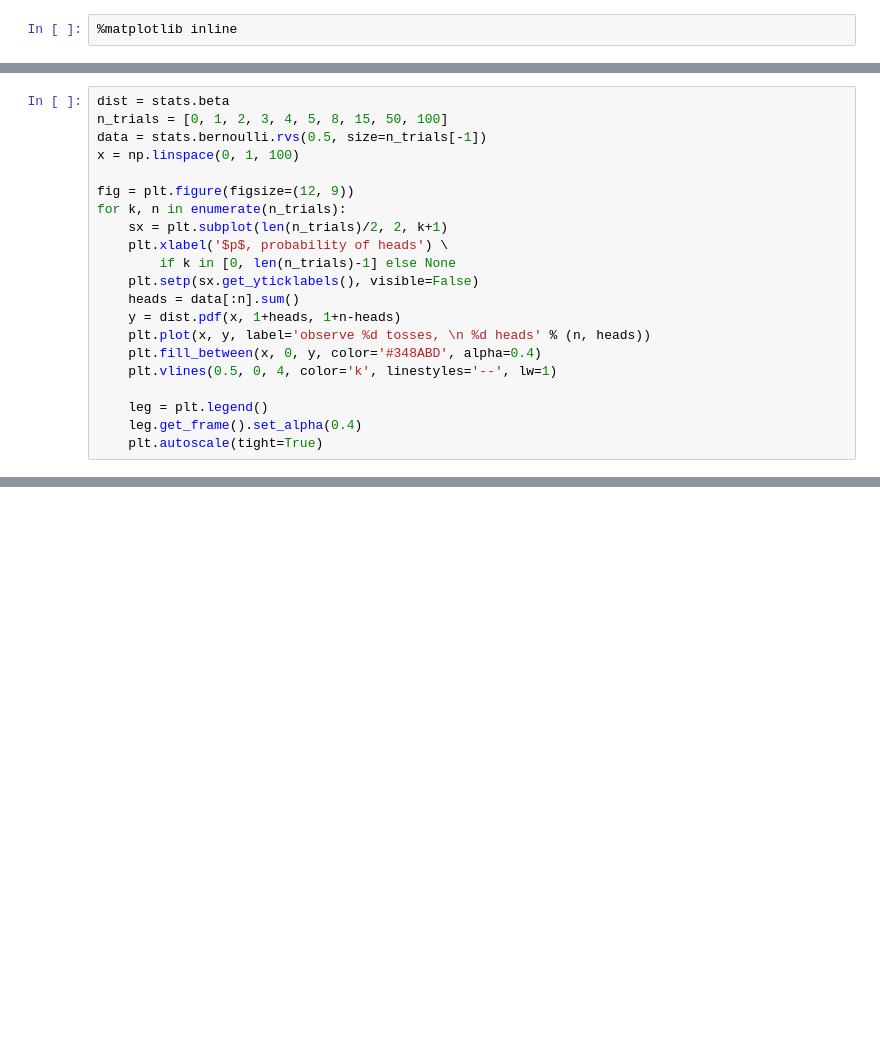
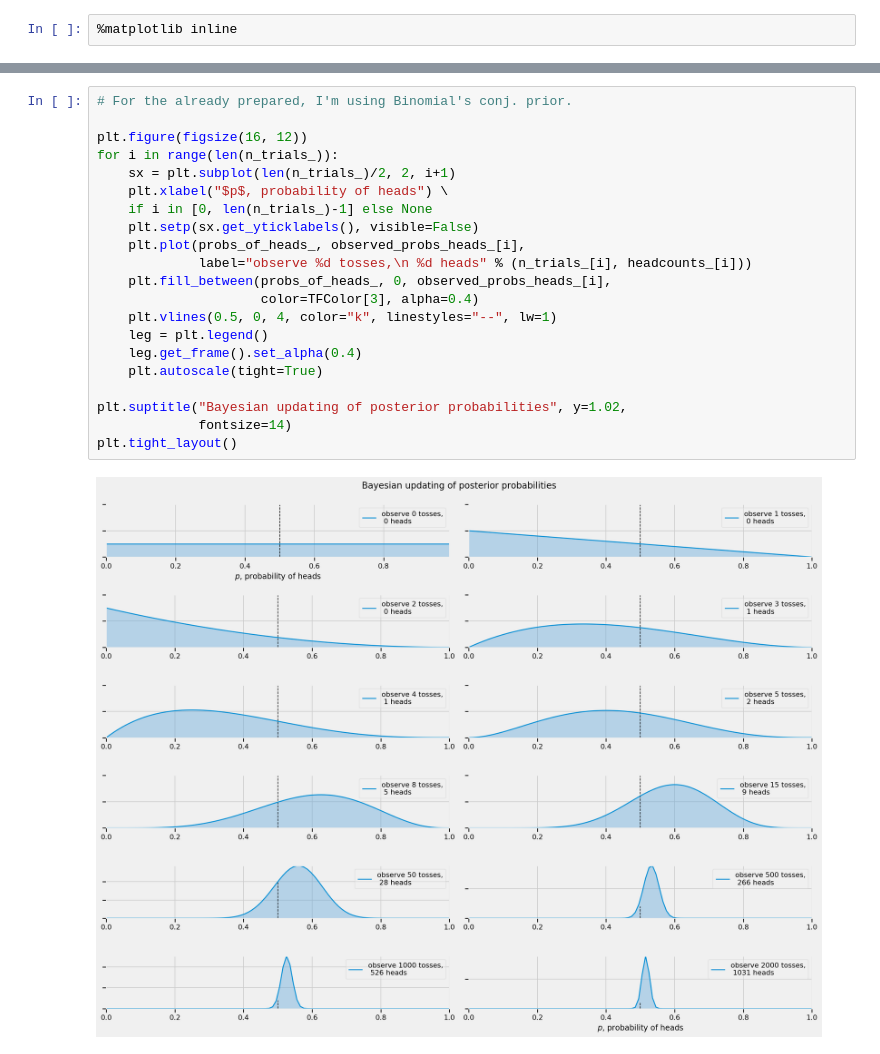
Before and after one commit to yusueliu/Probabilistic-Programming-and-Bayesian-Methods-for-Hackers, a Jupyter notebook: ipynb/Chapter1.ipynb, the cells around one changed output, grey strips where cells are left out. Saved outputs shown, nothing was run; the diff lists cells and outputs as text; blank space fills up the shorter version.

```diff
--- a/ipynb/Chapter1.ipynb
+++ b/ipynb/Chapter1.ipynb
@@ -11,21 +2,0 @@ import scipy.stats as stats
-# %%
-dist = stats.beta
-n_trials = [0, 1, 2, 3, 4, 5, 8, 15, 50, 100]
-data = stats.bernoulli.rvs(0.5, size=n_trials[-1])
-x = np.linspace(0, 1, 100)
-
-fig = plt.figure(figsize=(12, 9))
-for k, n in enumerate(n_trials):
-    sx = plt.subplot(len(n_trials)/2, 2, k+1)
-    plt.xlabel('$p$, probability of heads') \
-        if k in [0, len(n_trials)-1] else None
-    plt.setp(sx.get_yticklabels(), visible=False)
-    heads = data[:n].sum()
-    y = dist.pdf(x, 1+heads, 1+n-heads)
-    plt.plot(x, y, label='observe %d tosses, \n %d heads' % (n, heads))
-    plt.fill_between(x, 0, y, color='#348ABD', alpha=0.4)
-    plt.vlines(0.5, 0, 4, color='k', linestyles='--', lw=1)
-
-    leg = plt.legend()
-    leg.get_frame().set_alpha(0.4)
-    plt.autoscale(tight=True)
@@ -176,0 +186,23 @@ plt.legend(loc="upper left");
+# %%
+# For the already prepared, I'm using Binomial's conj. prior.
+
+plt.figure(figsize(16, 12))
+for i in range(len(n_trials_)):
+    sx = plt.subplot(len(n_trials_)/2, 2, i+1)
+    plt.xlabel("$p$, probability of heads") \
+    if i in [0, len(n_trials_)-1] else None
+    plt.setp(sx.get_yticklabels(), visible=False)
+    plt.plot(probs_of_heads_, observed_probs_heads_[i],
+             label="observe %d tosses,\n %d heads" % (n_trials_[i], headcounts_[i]))
+    plt.fill_between(probs_of_heads_, 0, observed_probs_heads_[i],
+                     color=TFColor[3], alpha=0.4)
+    plt.vlines(0.5, 0, 4, color="k", linestyles="--", lw=1)
+    leg = plt.legend()
+    leg.get_frame().set_alpha(0.4)
+    plt.autoscale(tight=True)
+
+plt.suptitle("Bayesian updating of posterior probabilities", y=1.02,
+             fontsize=14)
+plt.tight_layout()
+# %% [output]
+[figure, added]
```
Also changed, not shown: parts of 53 cells of this notebook, 16 other files.
